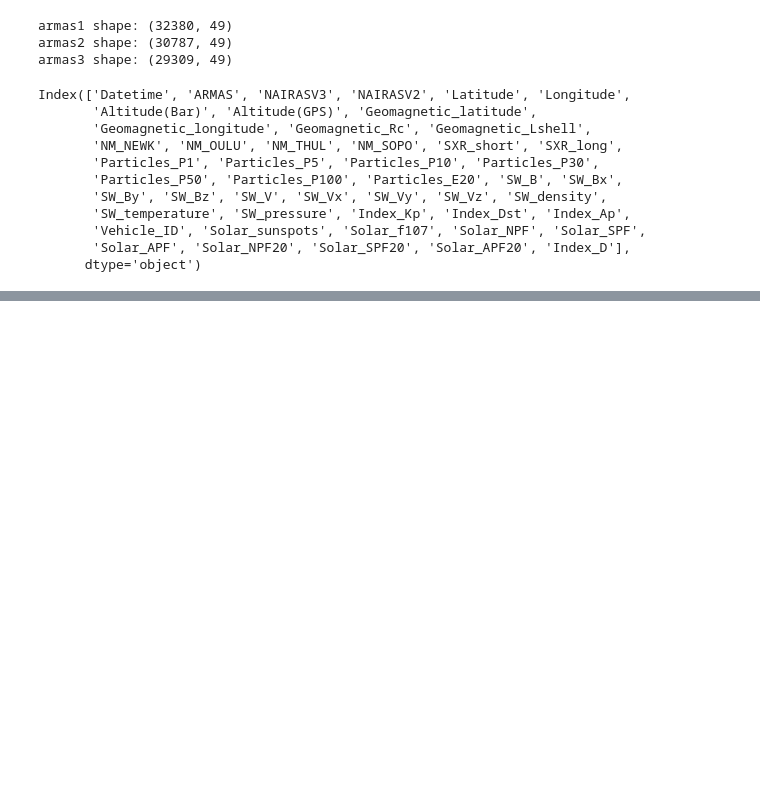
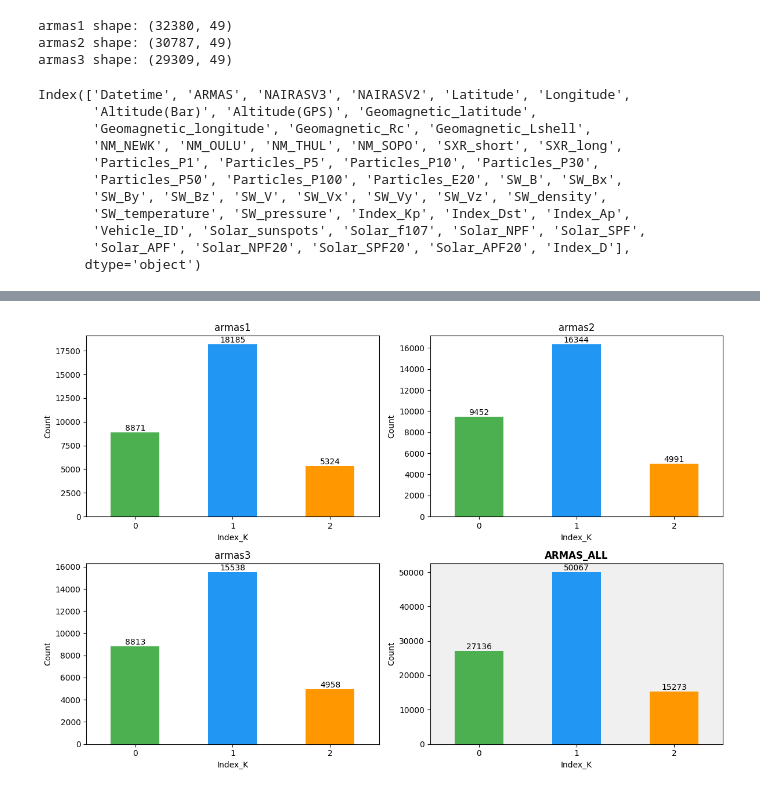
Before and after one commit to thesanjibkc/Project_ML_class, a Jupyter notebook: Notebooks/01_inspect_armas.ipynb, the cells around one changed output, grey strips where cells are left out. Drawn from its saved outputs; the diff is of its cells as text; code cells hidden in the pictures; blank space fills up the shorter version.

```diff
--- a/Notebooks/01_inspect_armas.ipynb
+++ b/Notebooks/01_inspect_armas.ipynb
@@ -33,0 +145,2 @@ Index(['Datetime', 'ARMAS', 'NAIRASV3', 'NAIRASV2', 'Latitude', 'Longitude',
+# %%
+armas_all = pd.concat([armas1, armas2, armas3], ignore_index=True)
@@ -33,0 +157,8 @@ Index(['Datetime', 'ARMAS', 'NAIRASV3', 'NAIRASV2', 'Latitude', 'Longitude',
+# %%
+for name, df in dfs.items():
+    df['Index_D'] = pd.cut(
+        df['ARMAS'],
+        bins=bins,
+        labels=labels,
+        right=False
+    )
@@ -33,0 +200,75 @@ Index(['Datetime', 'ARMAS', 'NAIRASV3', 'NAIRASV2', 'Latitude', 'Longitude',
+# %%
+armas1 = armas1.rename(columns={'Index_D': 'Index_K'})
+armas2 = armas2.rename(columns={'Index_D': 'Index_K'})
+armas3 = armas3.rename(columns={'Index_D': 'Index_K'})
+armas_all = armas_all.rename(columns={'Index_D': 'Index_K'})
+# %%
+armas1 = armas1.rename(columns={'Index_D': 'Index_K'})
+armas2 = armas2.rename(columns={'Index_D': 'Index_K'})
+armas3 = armas3.rename(columns={'Index_D': 'Index_K'})
+armas_all = armas_all.rename(columns={'Index_D': 'Index_K'})
+# %%
+# STEP 1: Rename Index_D → Index_K (in-place)
+for df in [armas1, armas2, armas3, armas_all]:
+    df.rename(columns={'Index_D': 'Index_K'}, inplace=True)
+
+# STEP 2: Create subplot grid (2x2)
+fig, axes = plt.subplots(2, 2, figsize=(12, 8))
+
+# STEP 3: Define colors for bins
+colors = ['#4CAF50', '#2196F3', '#FF9800']
+
+# STEP 4: Store datasets with names
+dfs = [
+    ('armas1', armas1),
+    ('armas2', armas2),
+    ('armas3', armas3),
+    ('armas_all', armas_all)
+]
+
+# STEP 5: Flatten axes (important)
+axes = axes.flatten()
+
+# STEP 6: Loop and plot
+for i, (name, df) in enumerate(dfs):
+
+    # Count values
+    counts = df['Index_K'].value_counts().sort_index()
+
+    # Plot bar chart
+    counts.plot(
+        kind='bar',
+        ax=axes[i],
+        color=colors
+    )
+
+    # Special styling for armas_all
+    if name == 'armas_all':
+        axes[i].set_title(name.upper(), fontsize=12, fontweight='bold')
+        axes[i].set_facecolor('#f0f0f0')
+    else:
+        axes[i].set_title(name)
+
+    # Labels
+    axes[i].set_xlabel('Index_K')
+    axes[i].set_ylabel('Count')
+    axes[i].tick_params(axis='x', rotation=0)
+
+    # STEP 7: Add values on top of bars
+    for j, value in enumerate(counts):
+        axes[i].text(
+            j, value,
+            str(value),
+            ha='center',
+            va='bottom'
+        )
+
+# STEP 8: Adjust layout
+plt.tight_layout()
+
+# plt.savefig(r'D:\Project_ML_class\Results\charts\Index_K_distribution.png', dpi=300)
+
+# STEP 9: Show plot
+plt.show()
+# %% [output]
+[figure, added]
```
Also changed, not shown: parts of 14 cells of this notebook, 2 other files.
